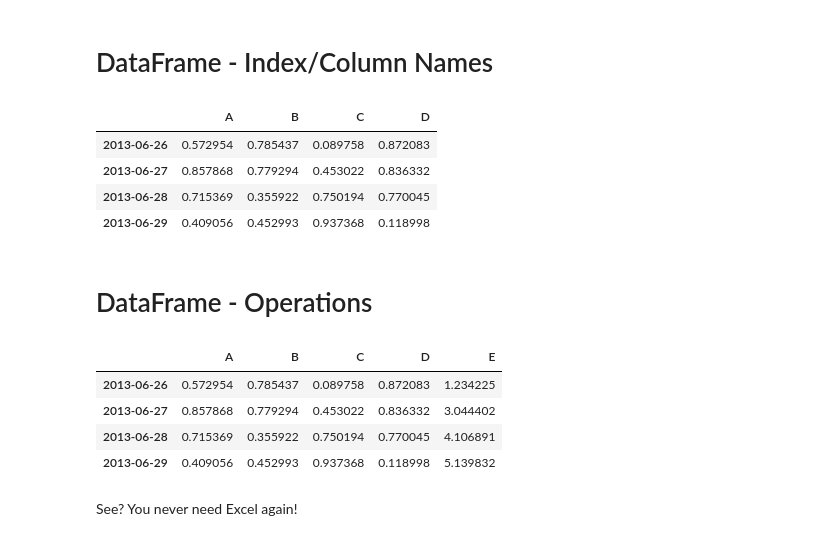
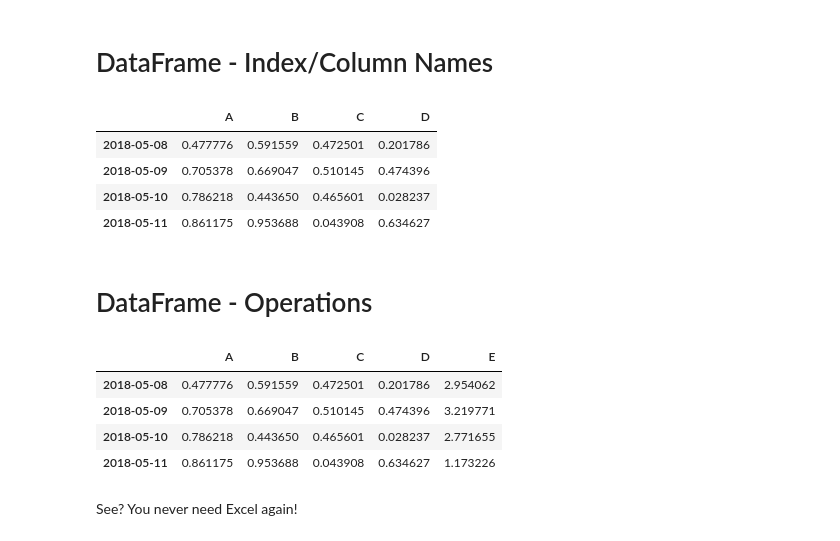
Before and after one commit to desertpy/presentations, a Jupyter notebook: pandas-intro-godber-jan-2014/Pandas_and_Friends.ipynb, the cells around one changed output. Drawn from its saved outputs; the diff is of its cells as text; code cells hidden in the pictures.

```diff
--- a/pandas-intro-godber-jan-2014/Pandas_and_Friends.ipynb
+++ b/pandas-intro-godber-jan-2014/Pandas_and_Friends.ipynb
@@ -318,17 +326,17 @@ data1
 # %% [markdown]
 # DataFrame - Index/Column Names
 # %%
-dates = pd.date_range('20130626', periods=4)
+dates = pd.date_range('20180508', periods=4)
 data2 = pd.DataFrame(
     np.random.rand(4, 4),
     index=dates, columns=list('ABCD'))
 data2
 # %% [output]
 |  | A | B | C | D |
-| 2013-06-26 | 0.572954 | 0.785437 | 0.089758 | 0.872083 |
-| 2013-06-27 | 0.857868 | 0.779294 | 0.453022 | 0.836332 |
-| 2013-06-28 | 0.715369 | 0.355922 | 0.750194 | 0.770045 |
-| 2013-06-29 | 0.409056 | 0.452993 | 0.937368 | 0.118998 |
+| 2018-05-08 | 0.477776 | 0.591559 | 0.472501 | 0.201786 |
+| 2018-05-09 | 0.705378 | 0.669047 | 0.510145 | 0.474396 |
+| 2018-05-10 | 0.786218 | 0.443650 | 0.465601 | 0.028237 |
+| 2018-05-11 | 0.861175 | 0.953688 | 0.043908 | 0.634627 |
 # %% [markdown]
 # DataFrame - Operations
 # %%
@@ -336,10 +344,10 @@ data2['E'] = data2['B'] + 5 * data2['C']
 data2
 # %% [output]
 |  | A | B | C | D | E |
-| 2013-06-26 | 0.572954 | 0.785437 | 0.089758 | 0.872083 | 1.234225 |
-| 2013-06-27 | 0.857868 | 0.779294 | 0.453022 | 0.836332 | 3.044402 |
-| 2013-06-28 | 0.715369 | 0.355922 | 0.750194 | 0.770045 | 4.106891 |
-| 2013-06-29 | 0.409056 | 0.452993 | 0.937368 | 0.118998 | 5.139832 |
+| 2018-05-08 | 0.477776 | 0.591559 | 0.472501 | 0.201786 | 2.954062 |
+| 2018-05-09 | 0.705378 | 0.669047 | 0.510145 | 0.474396 | 3.219771 |
+| 2018-05-10 | 0.786218 | 0.443650 | 0.465601 | 0.028237 | 2.771655 |
+| 2018-05-11 | 0.861175 | 0.953688 | 0.043908 | 0.634627 | 1.173226 |
 # %% [markdown]
 See?  You never need Excel again!
 # %% [markdown]
```
Also changed, not shown: parts of 34 cells of this notebook.
